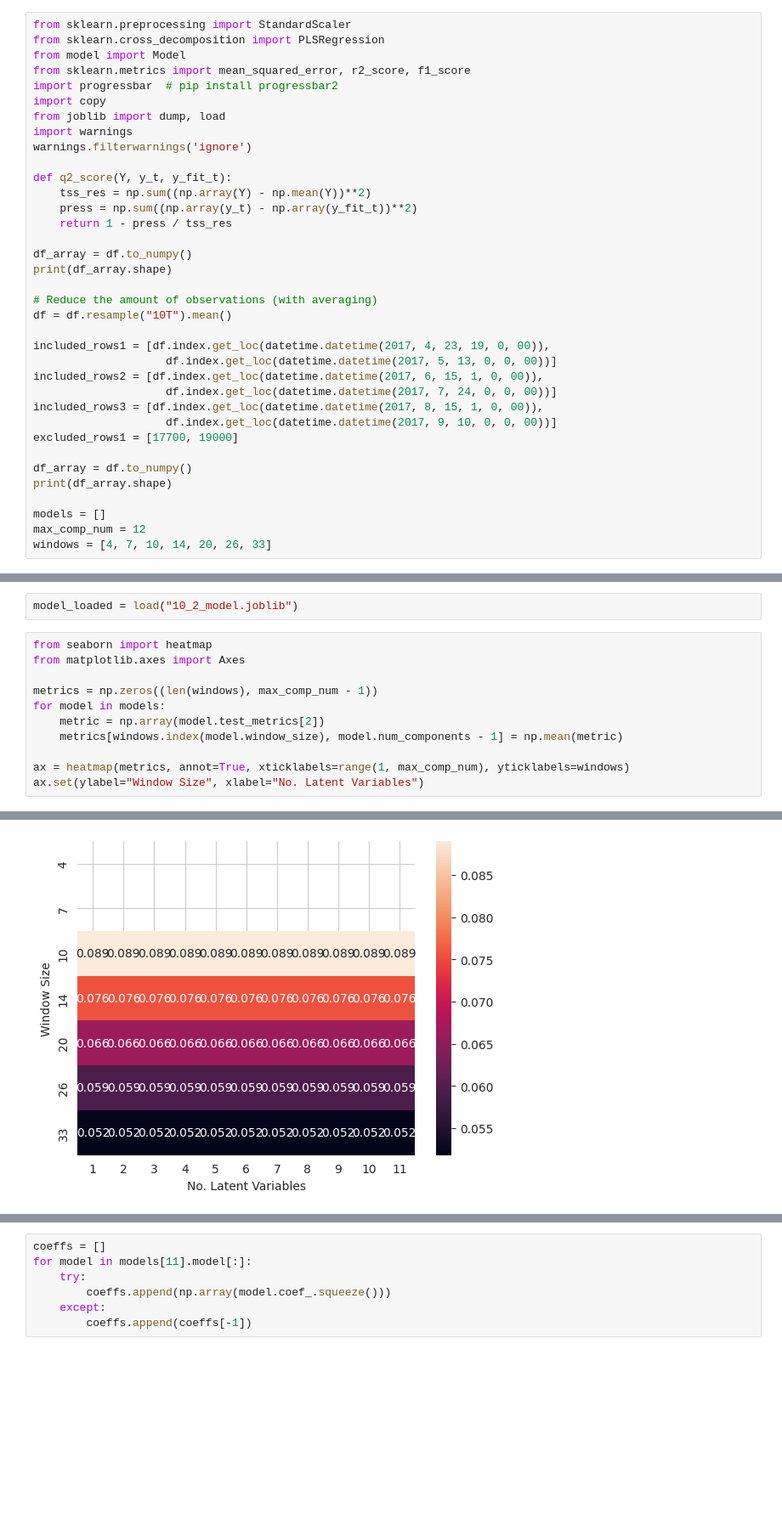
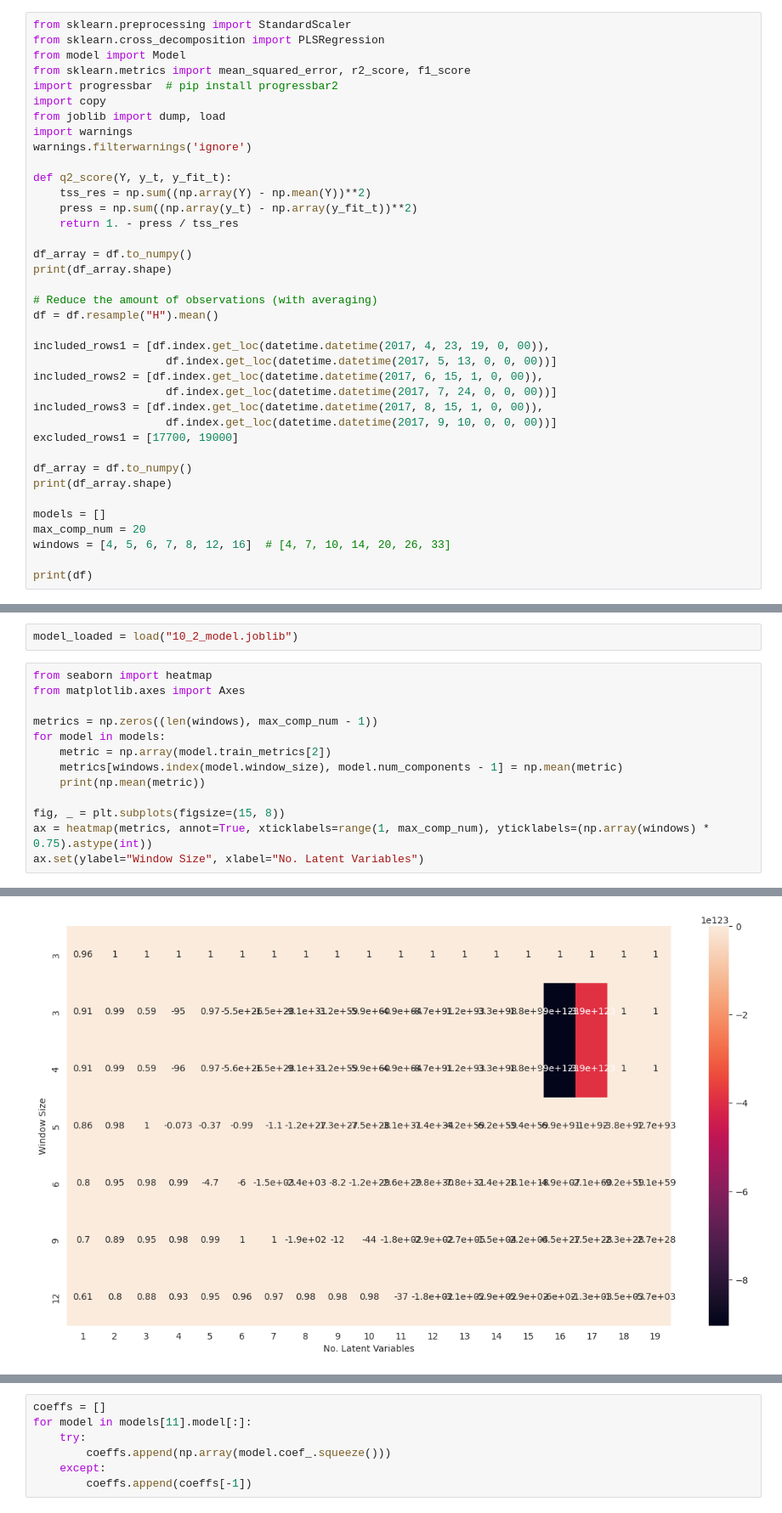
Before and after one commit to aminuldidar/ADAML-Project-Work, a Jupyter notebook: modeling.ipynb, the cells around one changed output, grey strips where cells are left out. Shown at 85% size. Saved outputs shown, nothing was run; the diff lists cells and outputs as text; blank space fills up the shorter version.

```diff
--- a/modeling.ipynb
+++ b/modeling.ipynb
@@ -79,13 +64,13 @@ warnings.filterwarnings('ignore')
 def q2_score(Y, y_t, y_fit_t):
     tss_res = np.sum((np.array(Y) - np.mean(Y))**2)
     press = np.sum((np.array(y_t) - np.array(y_fit_t))**2)
-    return 1 - press / tss_res
+    return 1. - press / tss_res
 
 df_array = df.to_numpy()
 print(df_array.shape)
 
 # Reduce the amount of observations (with averaging)
-df = df.resample("10T").mean()
+df = df.resample("H").mean()
 
 included_rows1 = [df.index.get_loc(datetime.datetime(2017, 4, 23, 19, 0, 00)),
                     df.index.get_loc(datetime.datetime(2017, 5, 13, 0, 0, 00))]
@@ -99,7 +84,9 @@ df_array = df.to_numpy()
 print(df_array.shape)
 
 models = []
-max_comp_num = 12
-windows = [4, 7, 10, 14, 20, 26, 33]
+max_comp_num = 20
+windows = [4, 5, 6, 7, 8, 12, 16]  # [4, 7, 10, 14, 20, 26, 33]
+
+print(df)
 # %% [output]
 (737454, 22)
@@ -384,9 +396,11 @@ from matplotlib.axes import Axes
 
 metrics = np.zeros((len(windows), max_comp_num - 1))
 for model in models:
-    metric = np.array(model.test_metrics[2])
+    metric = np.array(model.train_metrics[2])
     metrics[windows.index(model.window_size), model.num_components - 1] = np.mean(metric)
+    print(np.mean(metric))
 
-ax = heatmap(metrics, annot=True, xticklabels=range(1, max_comp_num), yticklabels=windows)
+fig, _ = plt.subplots(figsize=(15, 8))
+ax = heatmap(metrics, annot=True, xticklabels=range(1, max_comp_num), yticklabels=(np.array(windows) * 0.75).astype(int))
 ax.set(ylabel="Window Size", xlabel="No. Latent Variables")
 # %% [output]
@@ -395,4 +426,4 @@ ax.set(ylabel="Window Size", xlabel="No. Latent Variables")
-[figure, old version]
+[figure, new version]
 # %%
 metrics = np.zeros((len(windows), max_comp_num - 1))
 for model in models:
```
Also changed, not shown: parts of 8 cells of this notebook.
